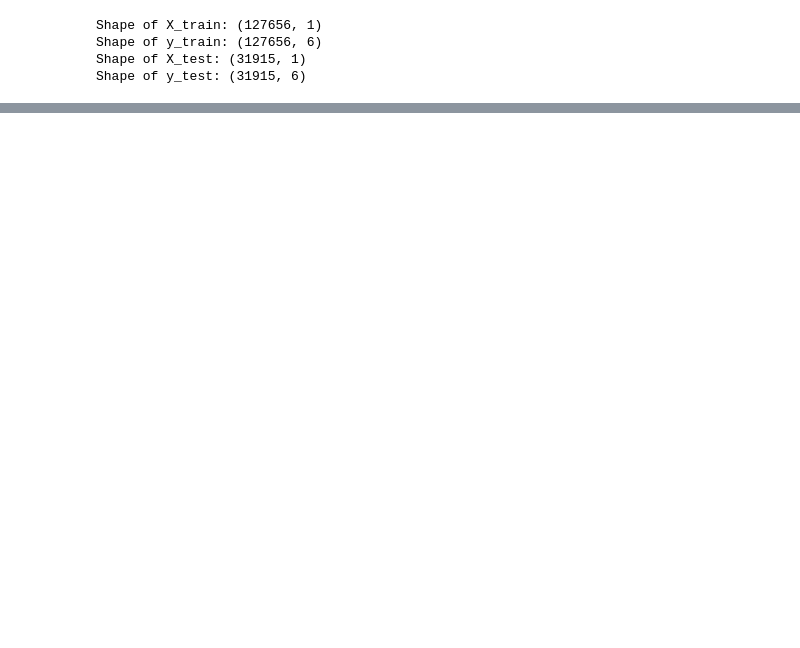
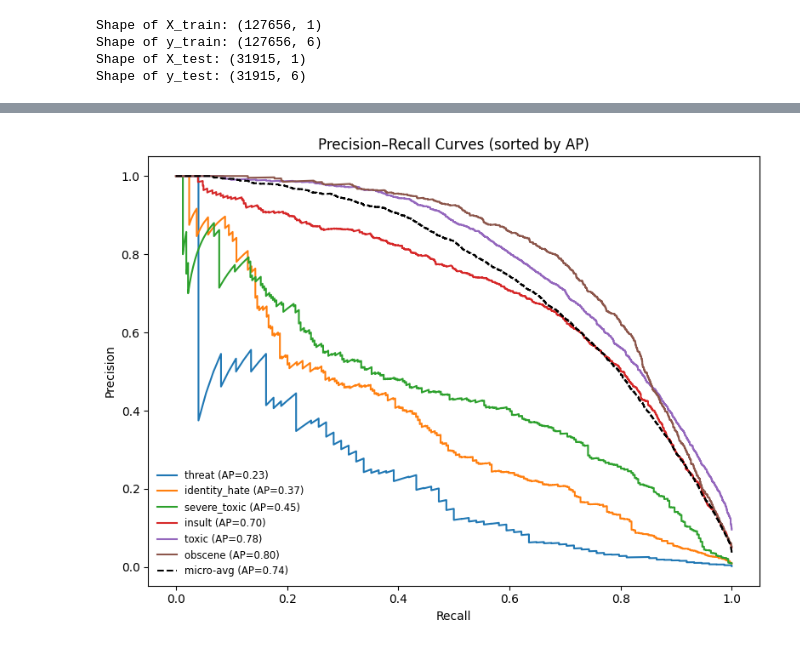
Before and after one commit to aaryavas/BERT-Toxic-Classification, a Jupyter notebook: class_bal.ipynb, the cells around one changed output, grey strips where cells are left out. Saved outputs shown, nothing was run; the diff lists cells and outputs as text; code cells hidden in the pictures; blank space fills up the shorter version.

Commit message:
Implement Visualizations

```diff
--- a/class_bal.ipynb
+++ b/class_bal.ipynb
@@ -296,0 +384,18 @@ df['bert_embedding'] = df['processed_text'].progress_apply(
+# %%
+
+batch_size = 64
+embeddings = []
+
+# Process in batches
+for i in tqdm(range(0, len(df), batch_size)):
+    batch_texts = df['processed_text'].iloc[i:i+batch_size].tolist()
+    inputs = bert_tokenizer(batch_texts, return_tensors="pt", padding=True, truncation=True, max_length=512)
+
+    with torch.no_grad():
+        outputs = bert_model(**inputs)
+
+    cls_embeddings = outputs.last_hidden_state[:, 0, :].cpu().numpy()  # CLS token outputs
+    embeddings.append(cls_embeddings)
+
+
+df['bert_embedding'] = np.vstack(embeddings).tolist()
@@ -455,0 +537,38 @@ from sklearn.metrics import precision_score, recall_score, f1_score
+# %%
+import numpy as np
+import matplotlib.pyplot as plt
+from sklearn.metrics import precision_recall_curve, average_precision_score
+
+
+y_scores = clf.decision_function(X_test)
+ap_scores = {
+    label: average_precision_score(y_test.iloc[:, i], y_scores[:, i])
+    for i, label in enumerate(target_columns)
+}
+
+
+sorted_labels = sorted(target_columns, key=lambda l: ap_scores[l])
+
+plt.figure(figsize=(8,6))
+
+
+for label in sorted_labels:
+    i = target_columns.index(label)
+    precision, recall, _ = precision_recall_curve(y_test.iloc[:, i], y_scores[:, i])
+    ap = ap_scores[label]
+    plt.plot(recall, precision, label=f"{label} (AP={ap:.2f})")
+
+
+precision_m, recall_m, _ = precision_recall_curve(y_test.values.ravel(), y_scores.ravel())
+ap_micro = average_precision_score(y_test.values.ravel(), y_scores.ravel())
+plt.plot(recall_m, precision_m, '--', color='k', label=f"micro-avg (AP={ap_micro:.2f})")
+
+
+plt.xlabel("Recall")
+plt.ylabel("Precision")
+plt.title("Precision–Recall Curves (sorted by AP)")
+plt.legend(loc="lower left", fontsize="small", frameon=False)
+plt.tight_layout()
+plt.show()
+# %% [output]
+[figure, added]
```
Also changed, not shown: parts of 20 cells of this notebook.
